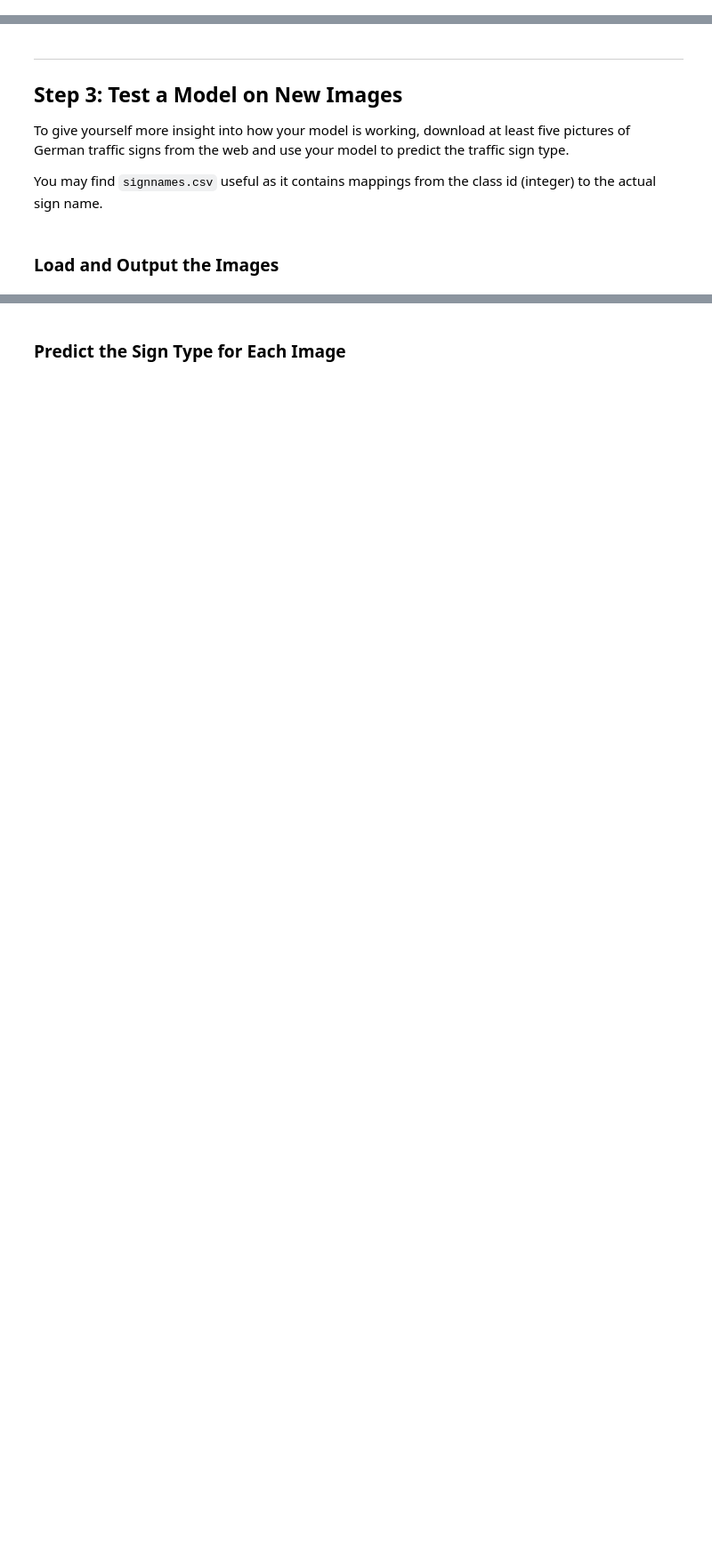
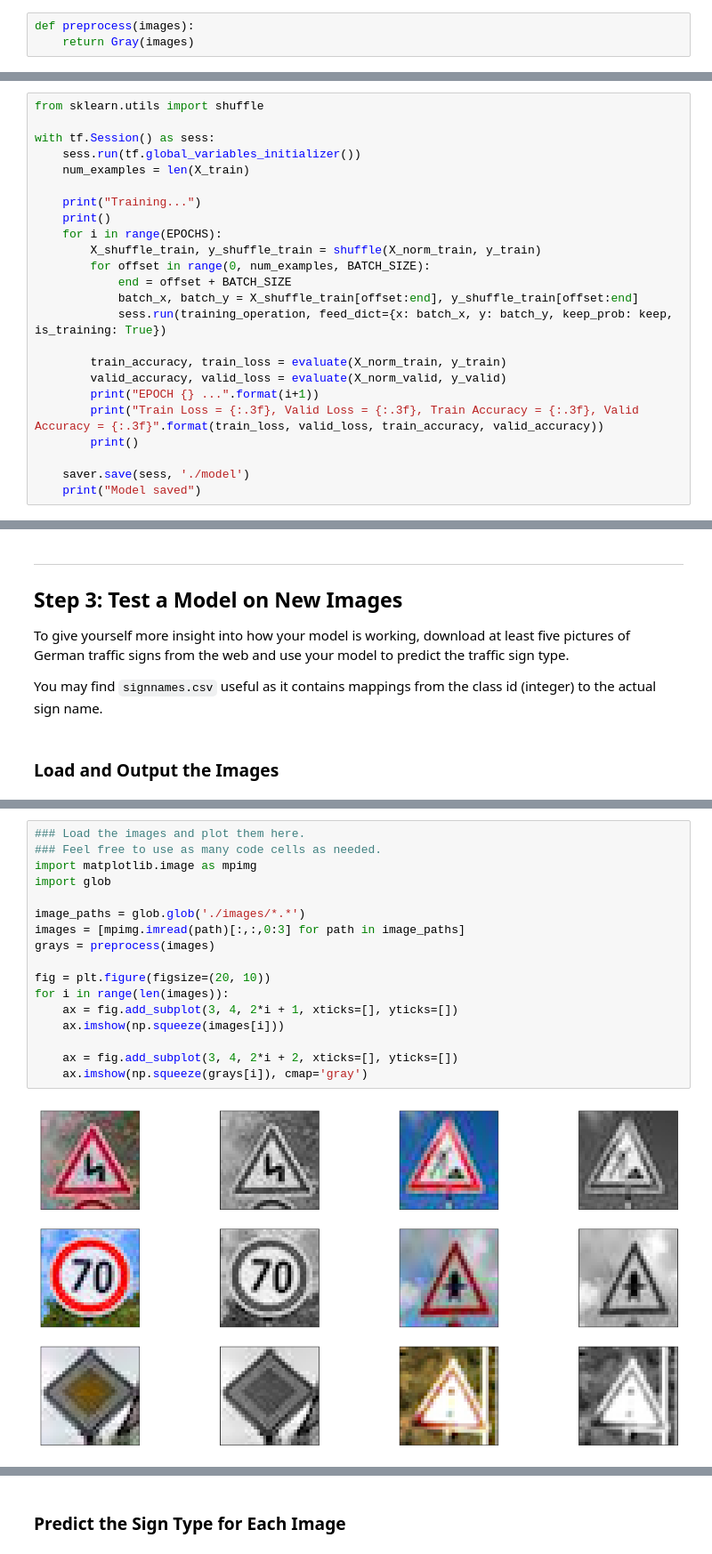
Before and after one commit to bifrost/CarND-Traffic-Sign-Classifier-Project, a Jupyter notebook: Traffic_Sign_Classifier.ipynb, the cells around one changed output, grey strips where cells are left out. Shown at 89% size. Saved outputs shown, nothing was run; the diff lists cells and outputs as text; blank space fills up the shorter version.

```diff
--- a/Traffic_Sign_Classifier.ipynb
+++ b/Traffic_Sign_Classifier.ipynb
@@ -124,0 +192,3 @@ Use the code cell (or multiple code cells, if necessary) to implement the first
+# %%
+def preprocess(images):
+    return Gray(images)
@@ -140,0 +335,24 @@ sets imply underfitting. A high accuracy on the training set but low accuracy on
+# %%
+from sklearn.utils import shuffle
+
+with tf.Session() as sess:
+    sess.run(tf.global_variables_initializer())
+    num_examples = len(X_train)
+
+    print("Training...")
+    print()
+    for i in range(EPOCHS):
+        X_shuffle_train, y_shuffle_train = shuffle(X_norm_train, y_train)
+        for offset in range(0, num_examples, BATCH_SIZE):
+            end = offset + BATCH_SIZE
+            batch_x, batch_y = X_shuffle_train[offset:end], y_shuffle_train[offset:end]
+            sess.run(training_operation, feed_dict={x: batch_x, y: batch_y, keep_prob: keep, is_training: True})
+
+        train_accuracy, train_loss = evaluate(X_norm_train, y_train)
+        valid_accuracy, valid_loss = evaluate(X_norm_valid, y_valid)
+        print("EPOCH {} ...".format(i+1))
+        print("Train Loss = {:.3f}, Valid Loss = {:.3f}, Train Accuracy = {:.3f}, Valid Accuracy = {:.3f}".format(train_loss, valid_loss, train_accuracy, valid_accuracy))
+        print()
+
+    saver.save(sess, './model')
+    print("Model saved")
@@ -153,0 +398,19 @@ You may find `signnames.csv` useful as it contains mappings from the class id (i
+# %%
+### Load the images and plot them here.
+### Feel free to use as many code cells as needed.
+import matplotlib.image as mpimg
+import glob
+
+image_paths = glob.glob('./images/*.*')
+images = [mpimg.imread(path)[:,:,0:3] for path in image_paths]
+grays = preprocess(images)
+
+fig = plt.figure(figsize=(20, 10))
+for i in range(len(images)):
+    ax = fig.add_subplot(3, 4, 2*i + 1, xticks=[], yticks=[])
+    ax.imshow(np.squeeze(images[i]))
+
+    ax = fig.add_subplot(3, 4, 2*i + 2, xticks=[], yticks=[])
+    ax.imshow(np.squeeze(grays[i]), cmap='gray')
+# %% [output]
+[figure, added]
```
Also changed, not shown: parts of 36 cells of this notebook, 12 other files.
